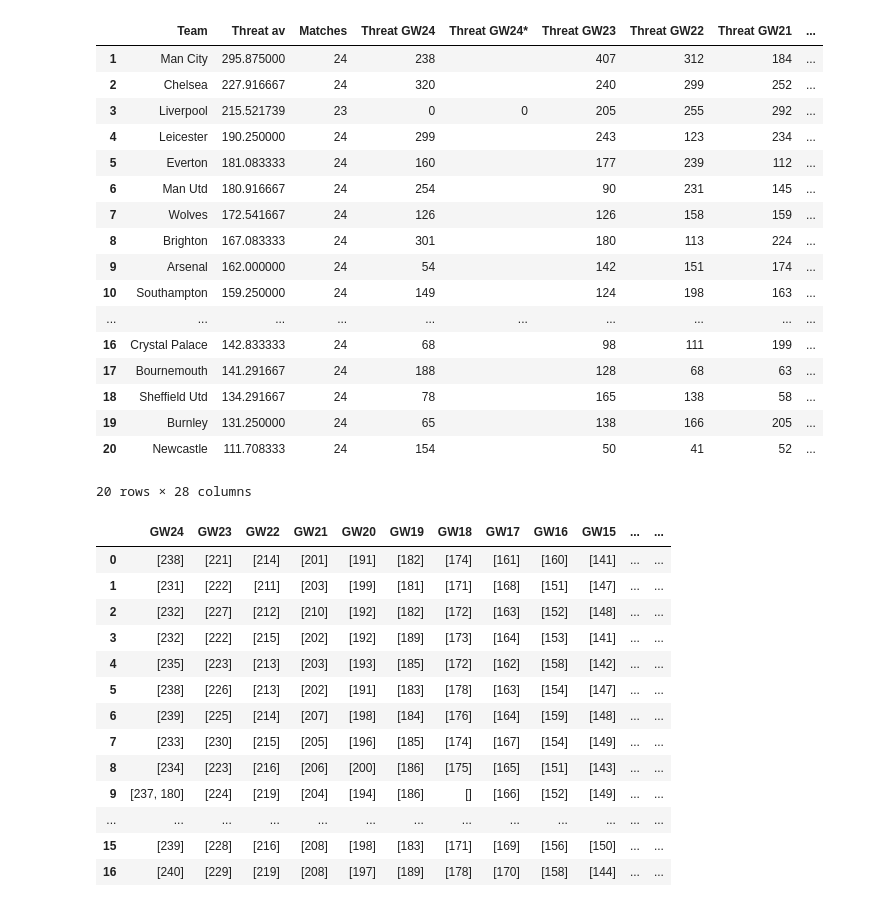
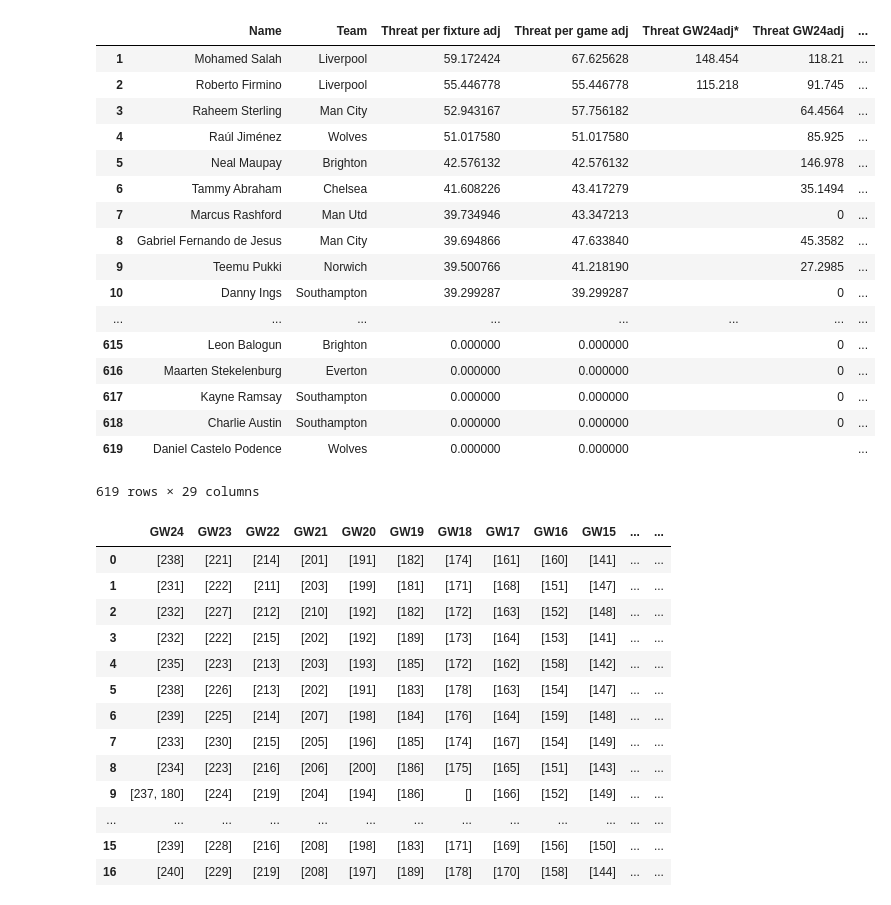
Before and after one commit to sminata/tikeve.github.io, a Jupyter notebook: outputFPL1.ipynb, the cells around one changed output. Saved outputs shown, nothing was run; the diff lists cells and outputs as text; code cells hidden in the pictures.

```diff
--- a/outputFPL1.ipynb
+++ b/outputFPL1.ipynb
@@ -938,28 +938,27 @@ if 1:
 10
 11
 12
-# %%
-table = TeamThreat
-table
-# %% [output]
-|  | Team | Threat av | Matches | Threat GW24 | Threat GW24* | Threat GW23 | Threat GW22 | Threat GW21 | ... |
-| 1 | Man City | 295.875000 | 24 | 238 |  | 407 | 312 | 184 | ... |
-| 2 | Chelsea | 227.916667 | 24 | 320 |  | 240 | 299 | 252 | ... |
-| 3 | Liverpool | 215.521739 | 23 | 0 | 0 | 205 | 255 | 292 | ... |
-| 4 | Leicester | 190.250000 | 24 | 299 |  | 243 | 123 | 234 | ... |
-| 5 | Everton | 181.083333 | 24 | 160 |  | 177 | 239 | 112 | ... |
-| 6 | Man Utd | 180.916667 | 24 | 254 |  | 90 | 231 | 145 | ... |
-| 7 | Wolves | 172.541667 | 24 | 126 |  | 126 | 158 | 159 | ... |
-| 8 | Brighton | 167.083333 | 24 | 301 |  | 180 | 113 | 224 | ... |
-| 9 | Arsenal | 162.000000 | 24 | 54 |  | 142 | 151 | 174 | ... |
-| 10 | Southampton | 159.250000 | 24 | 149 |  | 124 | 198 | 163 | ... |
-| ... | ... | ... | ... | ... | ... | ... | ... | ... | ... |
-| 16 | Crystal Palace | 142.833333 | 24 | 68 |  | 98 | 111 | 199 | ... |
-| 17 | Bournemouth | 141.291667 | 24 | 188 |  | 128 | 68 | 63 | ... |
-| 18 | Sheffield Utd | 134.291667 | 24 | 78 |  | 165 | 138 | 58 | ... |
-| 19 | Burnley | 131.250000 | 24 | 65 |  | 138 | 166 | 205 | ... |
-| 20 | Newcastle | 111.708333 | 24 | 154 |  | 50 | 41 | 52 | ... |
-20 rows × 28 columns
+# %%
+PlayerThreatAd
+# %% [output]
+|  | Name | Team | Threat per fixture adj | Threat per game adj | Threat GW24adj* | Threat GW24adj | ... |
+| 1 | Mohamed Salah | Liverpool | 59.172424 | 67.625628 | 148.454 | 118.21 | ... |
+| 2 | Roberto Firmino | Liverpool | 55.446778 | 55.446778 | 115.218 | 91.745 | ... |
+| 3 | Raheem Sterling | Man City | 52.943167 | 57.756182 |  | 64.4564 | ... |
+| 4 | Raúl Jiménez | Wolves | 51.017580 | 51.017580 |  | 85.925 | ... |
+| 5 | Neal Maupay | Brighton | 42.576132 | 42.576132 |  | 146.978 | ... |
+| 6 | Tammy Abraham | Chelsea | 41.608226 | 43.417279 |  | 35.1494 | ... |
+| 7 | Marcus Rashford | Man Utd | 39.734946 | 43.347213 |  | 0 | ... |
+| 8 | Gabriel Fernando de Jesus | Man City | 39.694866 | 47.633840 |  | 45.3582 | ... |
+| 9 | Teemu Pukki | Norwich | 39.500766 | 41.218190 |  | 27.2985 | ... |
+| 10 | Danny Ings | Southampton | 39.299287 | 39.299287 |  | 0 | ... |
+| ... | ... | ... | ... | ... | ... | ... | ... |
+| 615 | Leon Balogun | Brighton | 0.000000 | 0.000000 |  | 0 | ... |
+| 616 | Maarten Stekelenburg | Everton | 0.000000 | 0.000000 |  | 0 | ... |
+| 617 | Kayne Ramsay | Southampton | 0.000000 | 0.000000 |  | 0 | ... |
+| 618 | Charlie Austin | Southampton | 0.000000 | 0.000000 |  | 0 | ... |
+| 619 | Daniel Castelo Podence | Wolves | 0.000000 | 0.000000 |  |  | ... |
+619 rows × 29 columns
 # %%
 Team_fixtures
 # %% [output]
```
Also changed, not shown: parts of 2 cells of this notebook, 18 other files.
